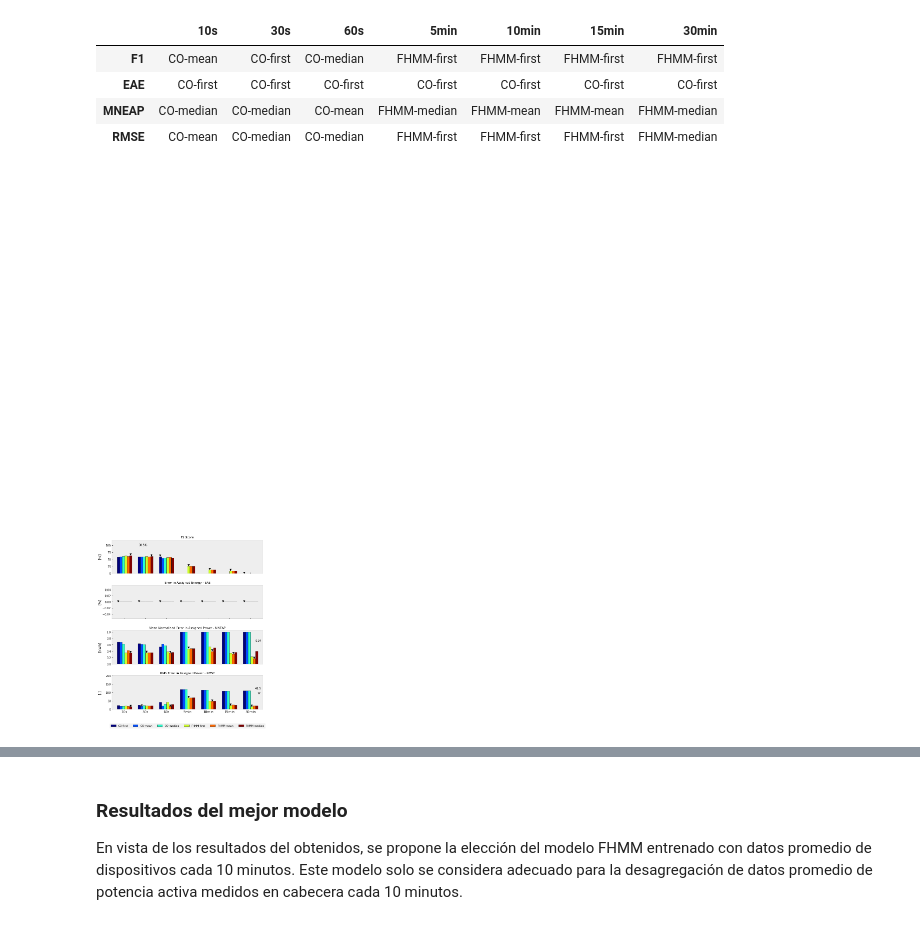
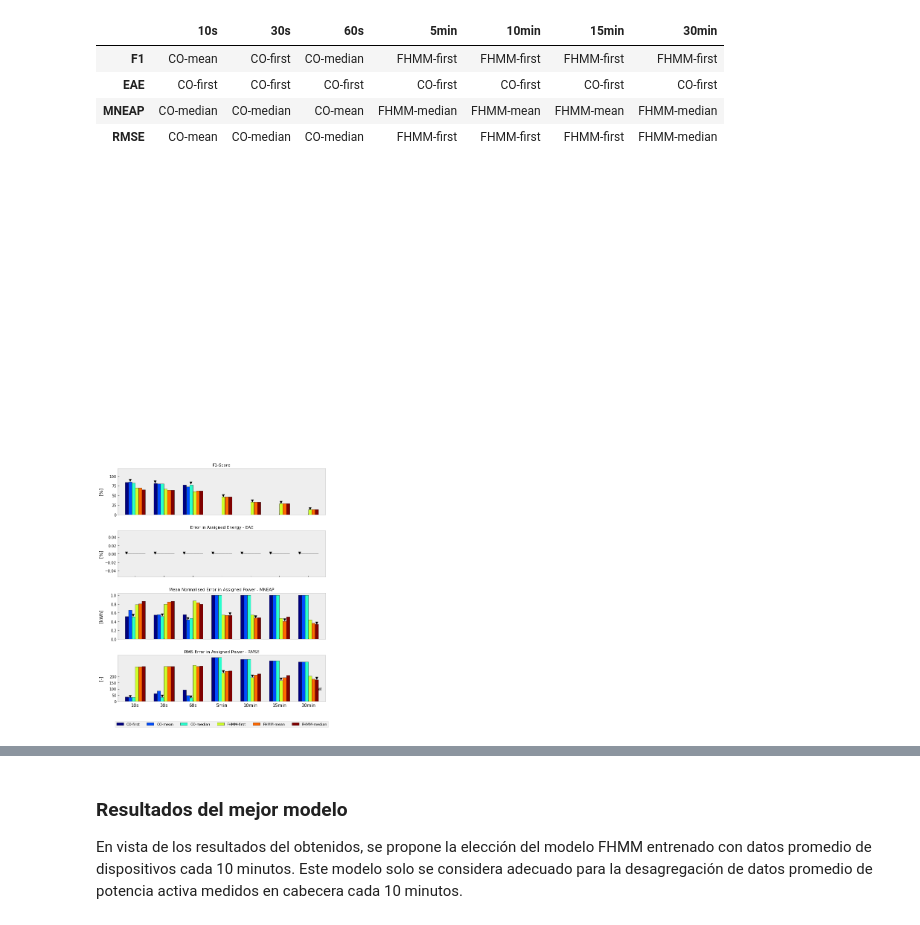
Before and after one commit to crn565/ozm_v2, a Jupyter notebook: 8.-METRICAS.ipynb, the cells around one changed output, grey strips where cells are left out. Saved outputs shown, nothing was run; the diff lists cells and outputs as text; code cells hidden in the pictures.

```diff
--- a/8.-METRICAS.ipynb
+++ b/8.-METRICAS.ipynb
@@ -264,12 +373,12 @@ err= abs(round((gt['fan'][a1[0]:a1[1]]-pred_CO['fan'][a1[0]:a1[1]])[1:6],1))
 aux=40
 i=0
 for e in err:
-    ax1.annotate((str(err[i])+'W'), xy=(aux, 30+(abs(err[i]))*0.2), xycoords='axes points', size=10)
+    ax1.annotate((str(err[i])+'W'), xy=(aux, 140+(abs(err[i]))*0.2), xycoords='axes points', size=10)
     aux=aux+63
     i=i+1
 
 
 ax1.set_xticklabels(labels=['10:00','10:30','11:00','11:30','12:00','12:30','13:00','13:30','14:00',''])
-plt.savefig('./data/images/5.6_MNEAP_CO_30s.svg', bbox_inches='tight', transparent=True)
+#plt.savefig('./data/images/5.6_MNEAP_CO_30s.svg', bbox_inches='tight', transparent=True)
 pass
 # %% [output]
@@ -276,0 +473,27 @@ pass
+# %%
+rcParams['figure.figsize'] = (10, 3)
+fig, ax1 = plt.subplots();
+
+#umbrales de potencia
+a1=[20,1250]
+
+gt['boiler'][a1[0]:a1[1]].plot(ax=ax1, lw=2, c='tab:purple', marker="D")
+pred_CO['boiler'][a1[0]:a1[1]].plot(ax=ax1, c='darkred', lw=1, ls='--', marker="D")
+
+ax1.minorticks_off()
+ax1.set_ylabel('Power (W)')
+ax1.legend(labels=['GT boiler','Pred_CO'], fontsize=9, ncol=1)
+
+err= abs(round((gt['boiler'][a1[0]:a1[1]]-pred_CO['boiler'][a1[0]:a1[1]])[1:6],1))
+
+aux=40
+i=0
+for e in err:
+    ax1.annotate((str(err[i])+'W'), xy=(aux, 140+(abs(err[i]))*0.2), xycoords='axes points', size=10)
+    aux=aux+63
+    i=i+1
+
+
+ax1.set_xticklabels(labels=['10:00','10:30','11:00','11:30','12:00','12:30','13:00','13:30','14:00',''])
+#plt.savefig('./data/images/5.6_MNEAP_CO_30s.svg', bbox_inches='tight', transparent=True)
+pass
@@ -459,38 +684,38 @@ for ax in fig.get_axes():
     ax.set(ylabel=ylabels[c])
     ax.grid(b=None)
     x = 0
     for p in per:
         ax.annotate("▼", xy=(labels[maxs_i[p][cols[c]]]+x, maxs[p][cols[c]]+maxs[p][cols[c]]*0.03))
         x+=1
     c+=1
 
 ax5.set_xticklabels(labels=per, rotation=0, fontdict={'fontsize':12})
 fig.align_ylabels([(ax2,ax3,ax4,ax5)])
 ax2.set(ylim=(0,120))
 ax2.set_yticks([0,25,50,75,100])
 
 ax5.set_yticks([0,50,100,150,200])
 
 ax2.set_title('F1-Score', fontsize=11, loc='center')
 ax3.set_title('Error in Assigned Energy - EAE', fontsize=11, loc='center')
 ax4.set_title('Mean Normalised Error in Assigned Power - MNEAP', fontsize=11, loc='center')
 ax5.set_title('RMS Error in Assigned Power - RMSE', fontsize=11, loc='center')
 lgd = ax5.legend(labels.keys(), loc='lower center', ncol=6, bbox_to_anchor=(0.5, -0.6),fontsize=9.5)
 
 
-ax2.annotate("90.5%", xy=(0.68, 98)); #30s FHMM-mean
-ax3.annotate("0.19", xy=(6.22, 1.4)); #30min FHMM-median
+#ax2.annotate("90.5%", xy=(0.68, 98)); #30s FHMM-mean
+#ax3.annotate("0.19", xy=(6.22, 1.4)); #30min FHMM-median
 ax3.annotate("kWh", xy=(6.22, 0.9)); #30min FHMM-median
-ax4.annotate("0.24", xy=(6.22, 0.7)); #30min FHMM-median
-ax5.annotate("41.5", xy=(6.22, 120)); #30min FHMM-median
+#ax4.annotate("0.24", xy=(6.22, 0.7)); #30min FHMM-median
+#ax5.annotate("41.5", xy=(6.22, 120)); #30min FHMM-median
 ax5.annotate("   W", xy=(6.22, 90)); #30min FHMM-median
 
 
 plt.savefig('./data/images/5.7_All_metrics.svg', bbox_inches='tight', transparent=True)
 
 pass
 # %% [output]
-[figure, old version]
+[figure, new version]
 # %%
 rcParams['figure.figsize'] = (10, 8)
 
```
Also changed, not shown: parts of 19 cells of this notebook, 1 other file.
